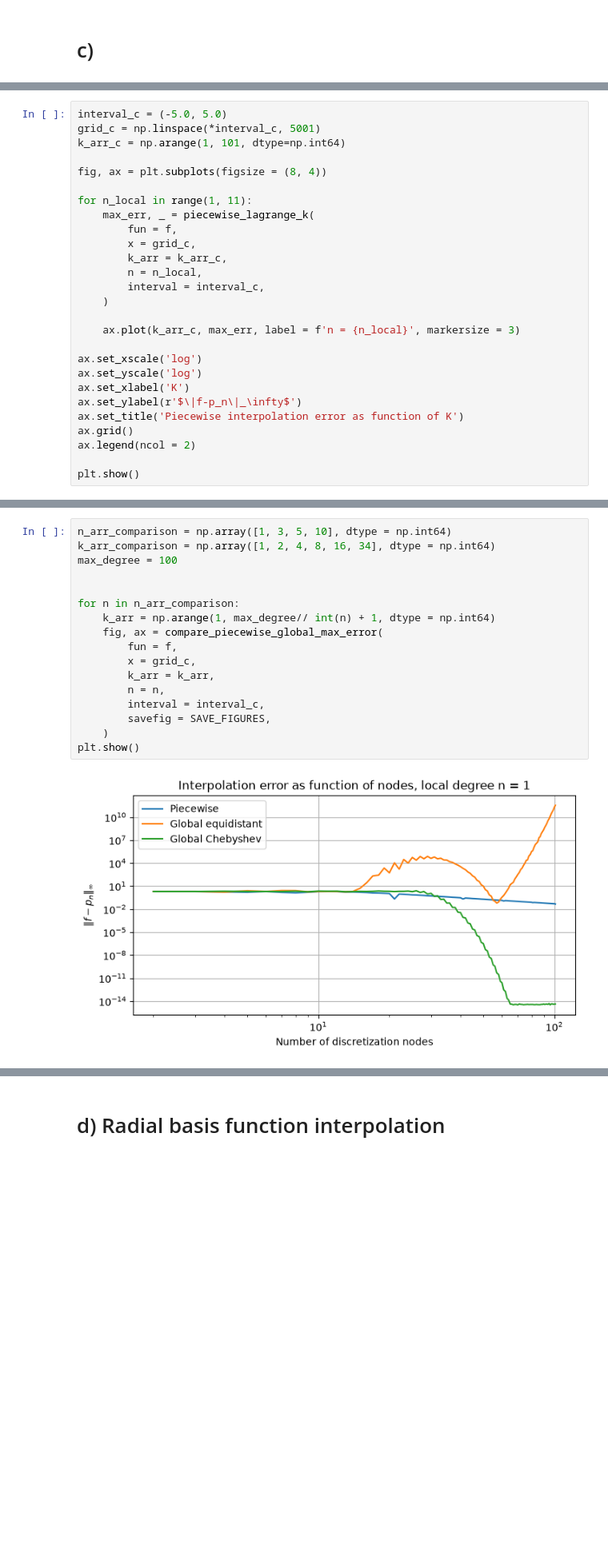
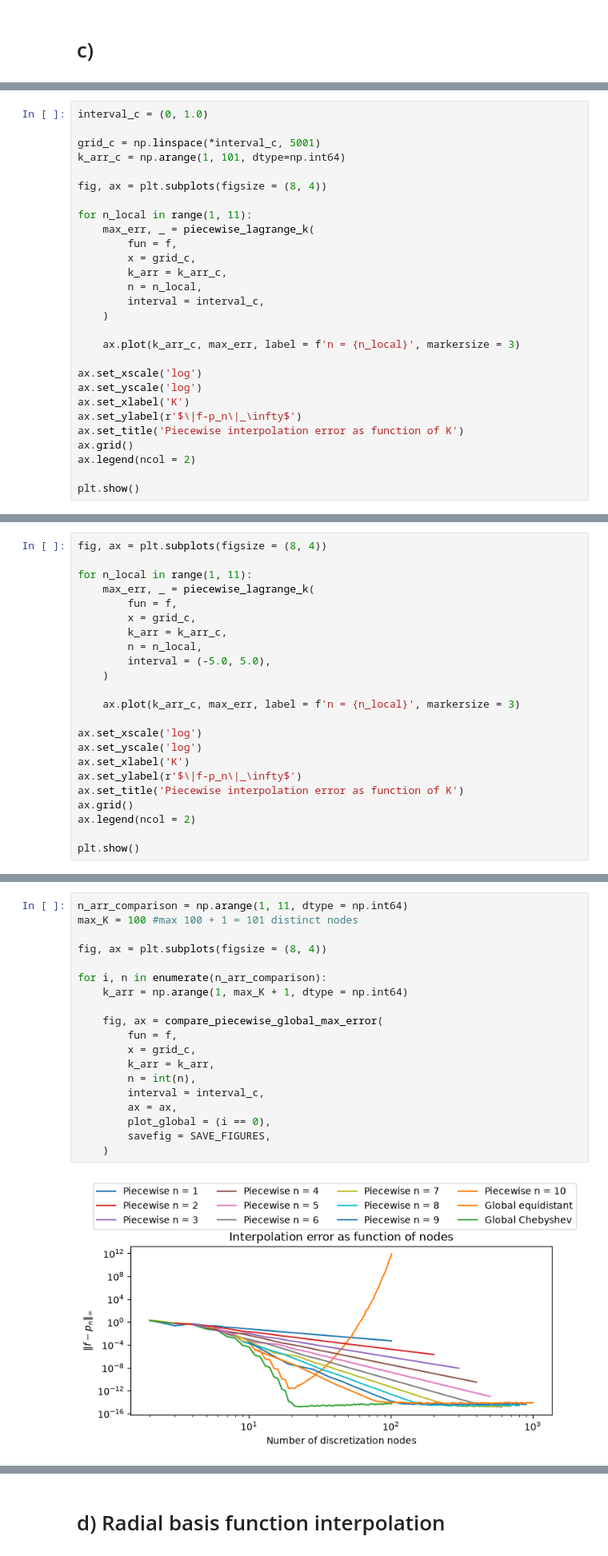
Before and after one commit to KristofferEide06/TMA4215, a Jupyter notebook: project_1/notebooks/project_1.ipynb, the cells around one changed output, grey strips where cells are left out. Shown at 80% size. Saved outputs shown, nothing was run; the diff lists cells and outputs as text; blank space fills up the shorter version.

```diff
--- a/project_1/notebooks/project_1.ipynb
+++ b/project_1/notebooks/project_1.ipynb
@@ -163,7 +385,8 @@ from tma4215_project1.analysis.computations.runtime_computations import (
     interpolation_runtime_comparison,
 )
 # %%
-interval_c = (-5.0, 5.0)
+interval_c = (0, 1.0)
+
 grid_c = np.linspace(*interval_c, 5001)
 k_arr_c = np.arange(1, 101, dtype=np.int64)
 
@@ -195,0 +417,23 @@ plt.show()
+# %%
+fig, ax = plt.subplots(figsize = (8, 4))
+
+for n_local in range(1, 11):
+    max_err, _ = piecewise_lagrange_k(
+        fun = f,
+        x = grid_c,
+        k_arr = k_arr_c,
+        n = n_local,
+        interval = (-5.0, 5.0),
+    )
+
+    ax.plot(k_arr_c, max_err, label = f'n = {n_local}', markersize = 3)
+
+ax.set_xscale('log')
+ax.set_yscale('log')
+ax.set_xlabel('K')
+ax.set_ylabel(r'$\|f-p_n\|_\infty$')
+ax.set_title('Piecewise interpolation error as function of K')
+ax.grid()
+ax.legend(ncol = 2)
+
+plt.show()
@@ -209,19 +495,21 @@ fig, ax = plot_piecewise_interpolation(
 # %%
-n_arr_comparison = np.array([1, 3, 5, 10], dtype = np.int64)
-k_arr_comparison = np.array([1, 2, 4, 8, 16, 34], dtype = np.int64)
-max_degree = 100
+n_arr_comparison = np.arange(1, 11, dtype = np.int64)
+max_K = 100 #max 100 + 1 = 101 distinct nodes
 
+fig, ax = plt.subplots(figsize = (8, 4))
 
-for n in n_arr_comparison:
-    k_arr = np.arange(1, max_degree// int(n) + 1, dtype = np.int64)
+for i, n in enumerate(n_arr_comparison):
+    k_arr = np.arange(1, max_K + 1, dtype = np.int64)
+
     fig, ax = compare_piecewise_global_max_error(
         fun = f,
         x = grid_c,
         k_arr = k_arr,
-        n = n,
+        n = int(n),
         interval = interval_c,
+        ax = ax,
+        plot_global = (i == 0),
         savefig = SAVE_FIGURES,
     )
-plt.show()
 # %% [output]
-[figure, old version]
+[figure, new version]
```
Also changed, not shown: parts of 91 cells of this notebook, 9 other files.
